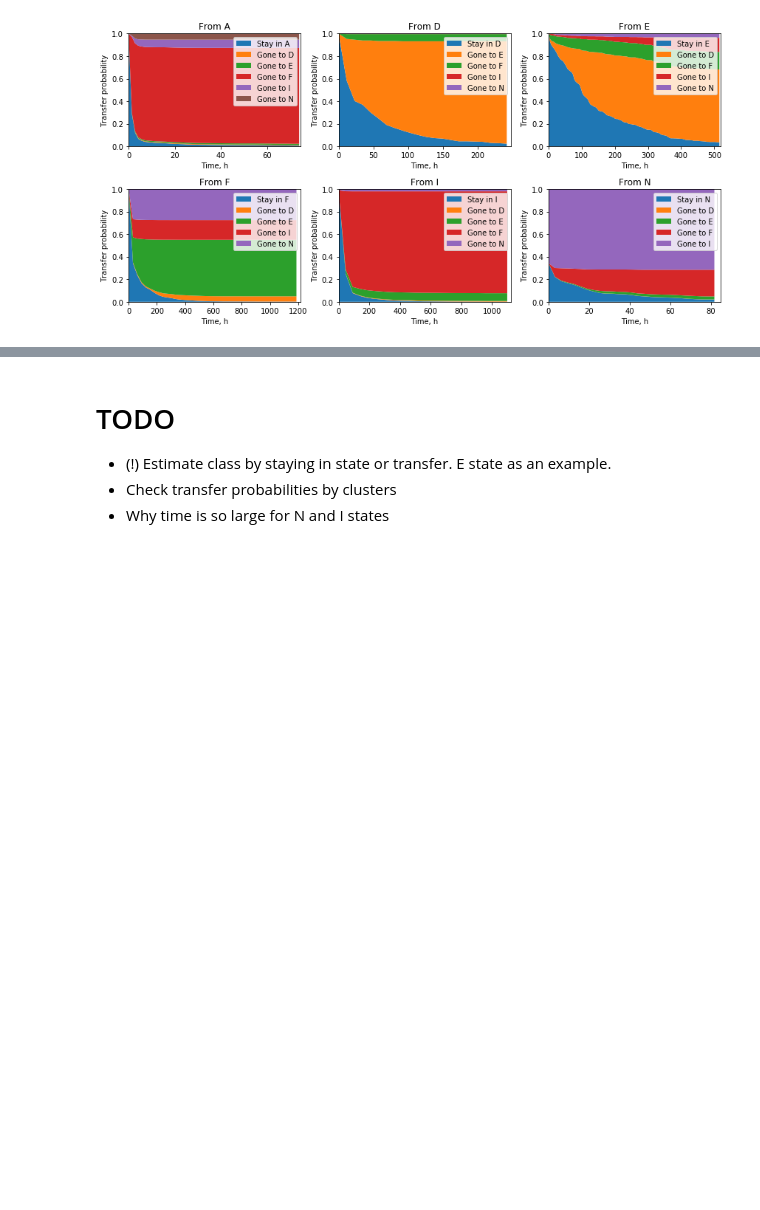
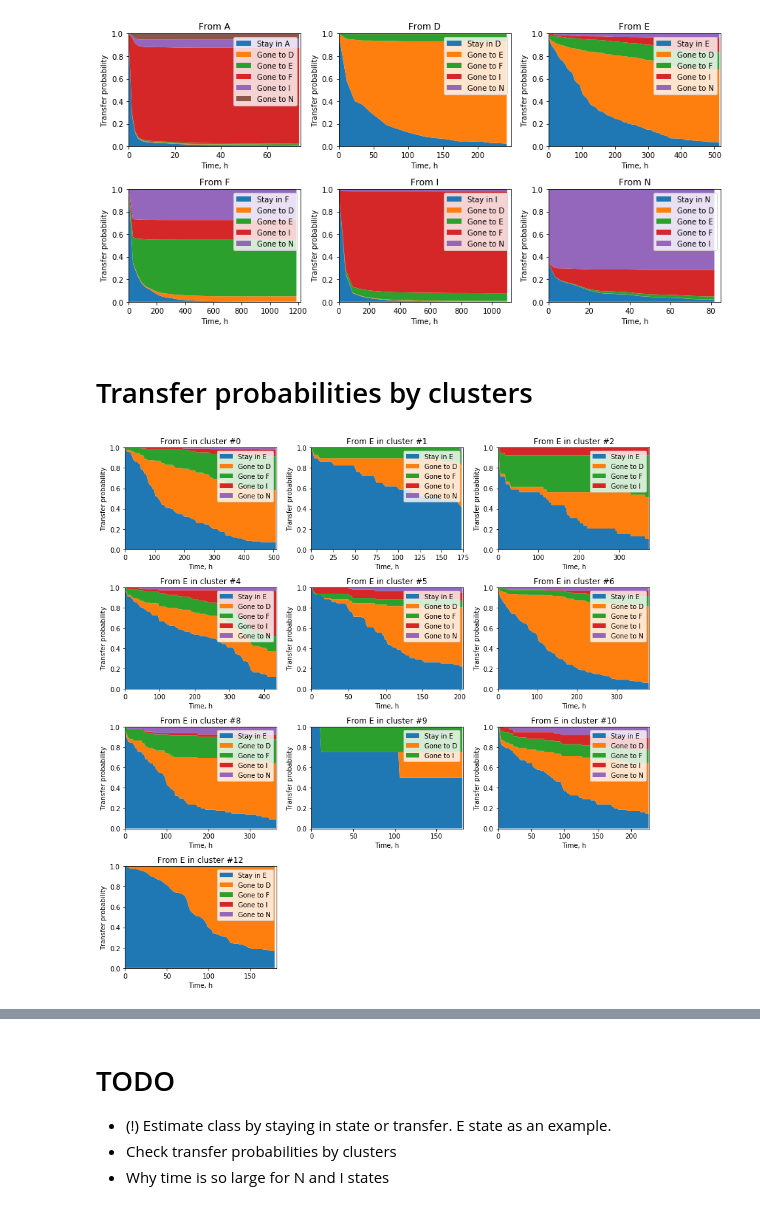
Before and after one commit to iterater/health-hmm, a Jupyter notebook: testing_cps.ipynb, the cells around one changed output, grey strips where cells are left out. Cells and saved outputs as stored; diff of their text form; code cells hidden in the pictures; blank space fills up the shorter version.

Commit message:
TRansition time by cluster

```diff
--- a/testing_cps.ipynb
+++ b/testing_cps.ipynb
@@ -15,7 +15,9 @@ data_dir = 'data'  # basedir
 lengthes = []  # length of paths
 all_state = []  # all paths in a sequence
 all_los = []  # los for each state in all_state
+all_clusters = []
 with codecs.open(os.path.join(data_dir, 'Clusters_with_durations.txt'), encoding='utf-8') as f:
+    current_cluster = 0
     for line in f:
         if re.match(r'\[(.*)\]', line):
             states = [m.group(1) for m in re.finditer(r'\'([A-Z]*)\'', line)]
@@ -23,6 +25,10 @@ with codecs.open(os.path.join(data_dir, 'Clusters_with_durations.txt'), encoding
             all_state.extend(states)
             all_los.extend(duration)
             lengthes.append(len(states))
+            all_clusters.append(current_cluster)
+        elif re.match(r'Cluster ([0-9]+)', line):
+            current_cluster = int(re.match(r'Cluster ([0-9]+)', line).group(1))
 lengthes = np.array(lengthes, dtype=int)
-lengthes
+all_clusters = np.array(all_clusters, dtype=int)
+lengthes, all_clusters
 # %% [output]
@@ -97,9 +103,9 @@ Counting probability of transfer to different states after the certain moment in
 #     pp = np.array(pp)
 #     ppp.append((all_state_index[i], dst, t_range, pp, t_los))
 #     print('DONE')
-# with open('transfer_time_and_probs.pkl', 'wb') as f:
+# with open(os.path.join('data', 'transfer_time_and_probs.pkl'), 'wb') as f:
 #     pickle.dump(ppp, f)
-with open('transfer_time_and_probs.pkl', 'rb') as f:
+with open(os.path.join('data', 'transfer_time_and_probs.pkl'), 'rb') as f:
     ppp = pickle.load(f)
     print('Loaded from pickle')
 # %% [output]
@@ -179,3 +185,44 @@ plt.tight_layout()
 fig.patch.set_facecolor('white')
 # %% [output]
 [figure]
+# %% [markdown]
+# Transfer probabilities by clusters
+# %%
+def plot_transitions_by_cluster(from_state):
+    state_position = np.min(np.where(all_state_index == from_state))
+    fig = plt.figure(figsize=(3*w, 4*h))
+    idx = 0
+    for cl_i in range(13):
+        fname = os.path.join('data', 'transfer_time_and_probs_cluster{0:0>2}.pkl'.format(cl_i))
+        if not os.path.exists(fname):
+            continue
+        with open(fname, 'rb') as f:
+            ppp = pickle.load(f)
+            src, dst, t_range, pp, t_los = ppp[state_position]
+        plt.subplot(4, 3, idx + 1)
+        lims_current = t_range[min(np.max(np.where(pp.max(axis=0) < 0.9999)) + 3, len(t_range) - 1)]
+        # lims_current = 800 * 60
+        t_range_cut = t_range[t_range < lims_current / 2]
+        p_trans = []
+        all_cases_count = sum([len(tl) for tl in t_los])
+        for t in t_range_cut:
+            p_all = [sum(tl <= t) for tl in t_los]
+            p_trans.append(np.concatenate(([all_cases_count - sum(p_all)], p_all)) / all_cases_count)
+        p_trans = np.array(p_trans)
+        p_trans_cumsum = np.cumsum(p_trans, axis=1)
+        plt.fill_between(t_range_cut / 60, 0, p_trans[:, 0], label='Stay in ' + src)
+        for i in range(len(dst)):
+            plt.fill_between(t_range_cut / 60, p_trans_cumsum[:, i], p_trans_cumsum[:, i+1],
+                             label='Gone to ' + dst[i])
+        plt.xlim((0, lims_current / 60 / 2))
+        plt.ylim((0, 1))
+        plt.legend()
+        plt.title('From {0} in cluster #{1}'.format(all_state_index[state_position], cl_i))
+        plt.xlabel('Time, h')
+        plt.ylabel('Transfer probability')
+        idx += 1
+    plt.tight_layout()
+    fig.patch.set_facecolor('white')
+plot_transitions_by_cluster('E')
+# %% [output]
+[figure, added]
```
Also changed, not shown: parts of 3 cells of this notebook, 13 other files.
